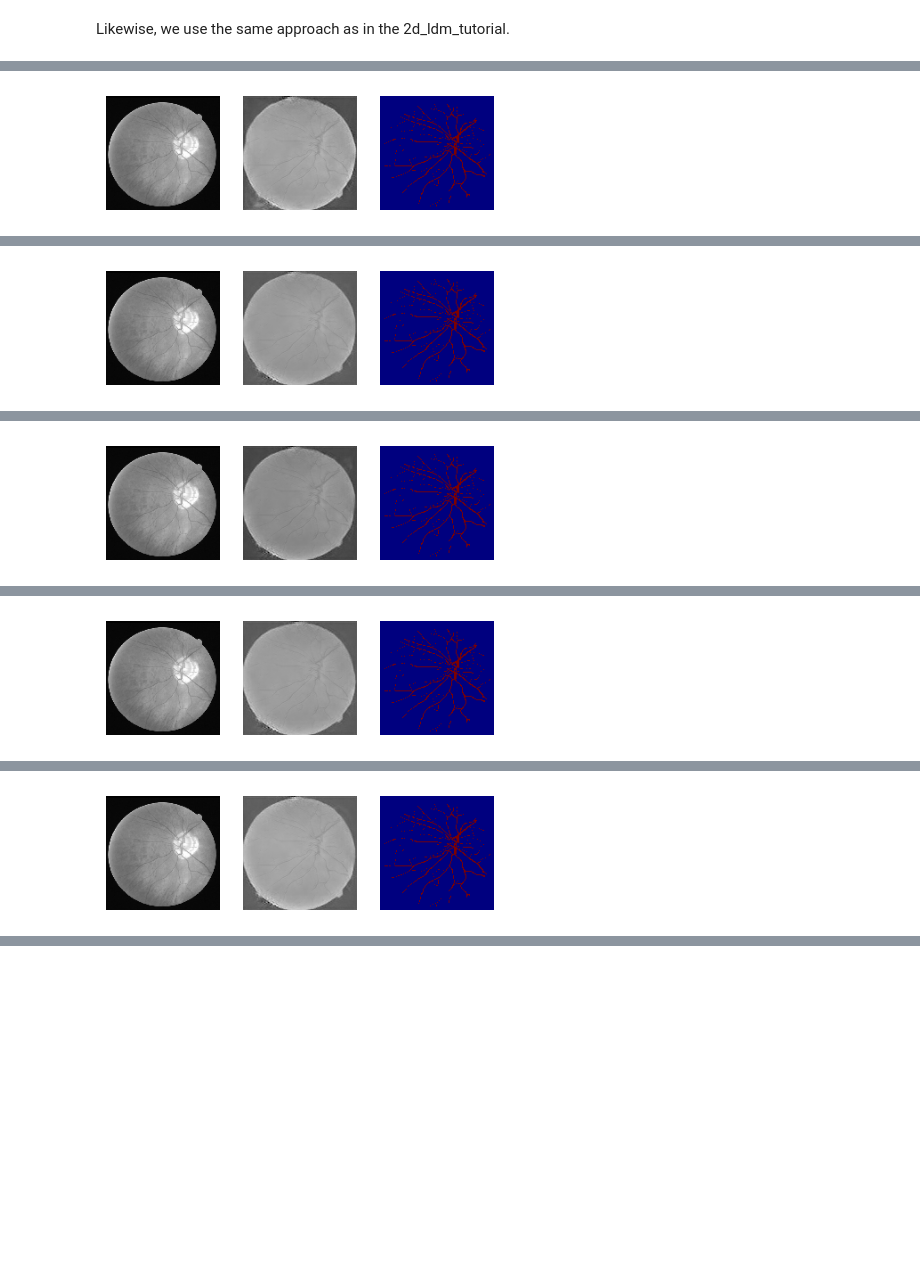
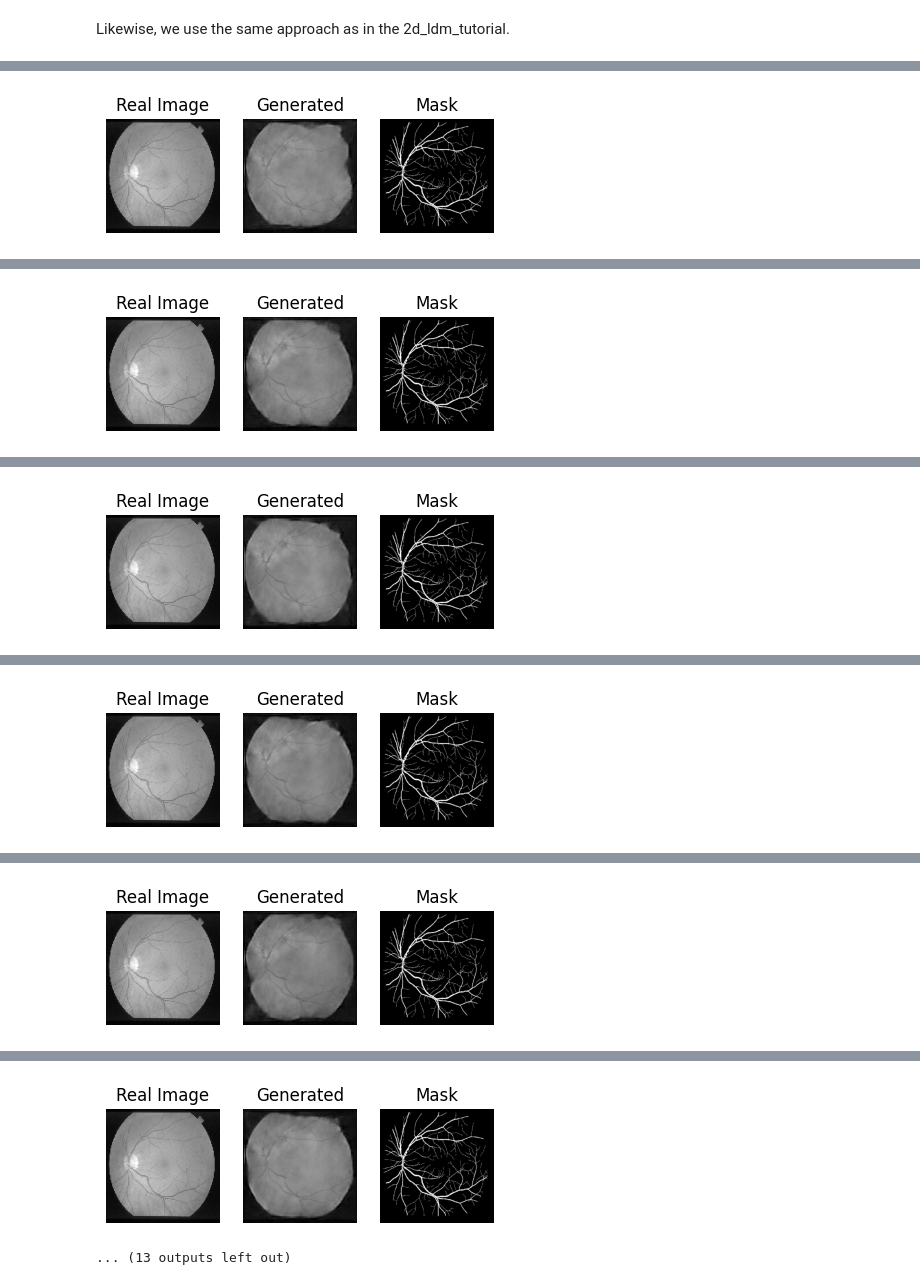
Before and after one commit to mard4/deep-learning-med, a Jupyter notebook: segmentation/spade_ldm_MEDNET.ipynb, the cells around one changed output, grey strips where cells are left out. Drawn from its saved outputs; the diff is of its cells as text; code cells hidden in the pictures; blank space fills up the shorter version.

```diff
--- a/segmentation/spade_ldm_MEDNET.ipynb
+++ b/segmentation/spade_ldm_MEDNET.ipynb
@@ -109,7 +121,6 @@ label_nc = 2
 with open("configs.yaml", "r") as f:
     config = yaml.safe_load(f)
 
-config["dataset_index"] = 0
 dataset = config["dataset_paths"][config["dataset_index"]]
 if not os.path.exists(dataset):
     print("Please update your data path to an existing folder.")
@@ -117,10 +128,4 @@ elif not set(["training", "test"]).issubset(set(os.listdir(dataset))):
     print("Please update your data path to the correct folder (should contain train and test folders).")
 else:
     print(f"Congrats! You selected the correct folder : {dataset}")
-
-train_dict_list = build_dict_vessels(dataset, mode='training')
-test_dict_list = build_dict_vessels(dataset, mode='test')
-
-print(f'Number of samples in the training dataset: {len(train_dict_list)}')
-print(f'Number of samples in the test dataset: {len(test_dict_list)}')
 # %% [output]
@@ -313,7 +391,7 @@ We used the exact same approach as the one from the 2d_ldm_tutorial to train the
 # %%
 # Loss weights and number of epochs
 kl_weight = 1e-6
-max_epochs = 100
+max_epochs = 400
 val_interval = 20
 adv_weights = 0.01
 autoencoder_warm_up_n_epochs = 10
@@ -462,7 +565,7 @@ optimizer = torch.optim.Adam(diffusion.parameters(), lr=1e-4)
 inferer = LatentDiffusionInferer(scheduler, scale_factor=1.0)
 # %%
 diffusion = diffusion.to(device)
-max_epochs = 200
+max_epochs = 500
 val_interval = 40
 epoch_losses = []
 val_losses = []
@@ -534,22 +637,43 @@ for epoch in range(max_epochs):
         print(f"Epoch {epoch} val loss: {val_loss:.4f}")
 
         # Sampling image during training. We use the last segmentation of our loader
-        z = torch.randn((labels.shape[0], 8, 16, 16))
-        z = z.to(device)
+        z = torch.randn((labels.shape[0], 8, 16, 16)).to(device)
         scheduler.set_timesteps(num_inference_steps=500)
         with autocast(device_type="cuda", enabled=True):
             decoded = inferer.sample(
-                input_noise=z, diffusion_model=diffusion, scheduler=scheduler, autoencoder_model=autoencoder, seg=labels
+                input_noise=z,
+                diffusion_model=diffusion,
+                scheduler=scheduler,
+                autoencoder_model=autoencoder,
+                seg=labels
             )
+
+        # Apply the valid mask if available
+        if "valid_mask" in batch:
+            valid_mask = batch["valid_mask"].to(device)
+            decoded_masked = (decoded * valid_mask).detach().cpu()
+        else:
+            decoded_masked = decoded.detach().cpu()
+
         plt.figure(figsize=(5, 3))
         plt.subplot(1, 3, 1)
         plt.imshow(images[0, 0, ...].detach().cpu(), cmap="gist_gray")
         plt.axis("off")
+        plt.title("Real Image")
+
         plt.subplot(1, 3, 2)
-        plt.imshow(decoded[0, 0, ...].detach().cpu(), cmap="gist_gray")
+        plt.imshow(
+            decoded_masked[0, 0, ...],
+            cmap="gray",
+            vmin=0.0, vmax=1.0
+        )
         plt.axis("off")
+        plt.title("Generated")
+
         plt.subplot(1, 3, 3)
-        plt.imshow(batch["mask"][0, 0, ...].detach().cpu(), cmap="jet")
+        plt.imshow(batch["mask"][0, 0, ...].detach().cpu(), cmap="gray")
         plt.axis("off")
+        plt.title("Mask")
+        plt.savefig(f"gen_{epoch+1}.png", bbox_inches="tight", dpi=300)
         plt.show()
 # %% [output]
@@ -565 +689 @@ Epoch 39 val loss: 0.3411
-[figure, old version]
+[figure, new version]
@@ -575 +699 @@ Epoch 79 val loss: 0.2644
-[figure, old version]
+[figure, new version]
@@ -585 +709 @@ Epoch 119 val loss: 0.3201
-[figure, old version]
+[figure, new version]
@@ -595 +719 @@ Epoch 159 val loss: 0.2552
-[figure, old version]
+[figure, new version]
@@ -605 +729 @@ Epoch 199 val loss: 0.2558
-[figure, old version]
+[figure, new version]
@@ -605,0 +739,2 @@ Epoch 199 val loss: 0.2558
+[figure, added]
+... (13 outputs left out)
```
Also changed, not shown: parts of 12 cells of this notebook, 5 other files.
